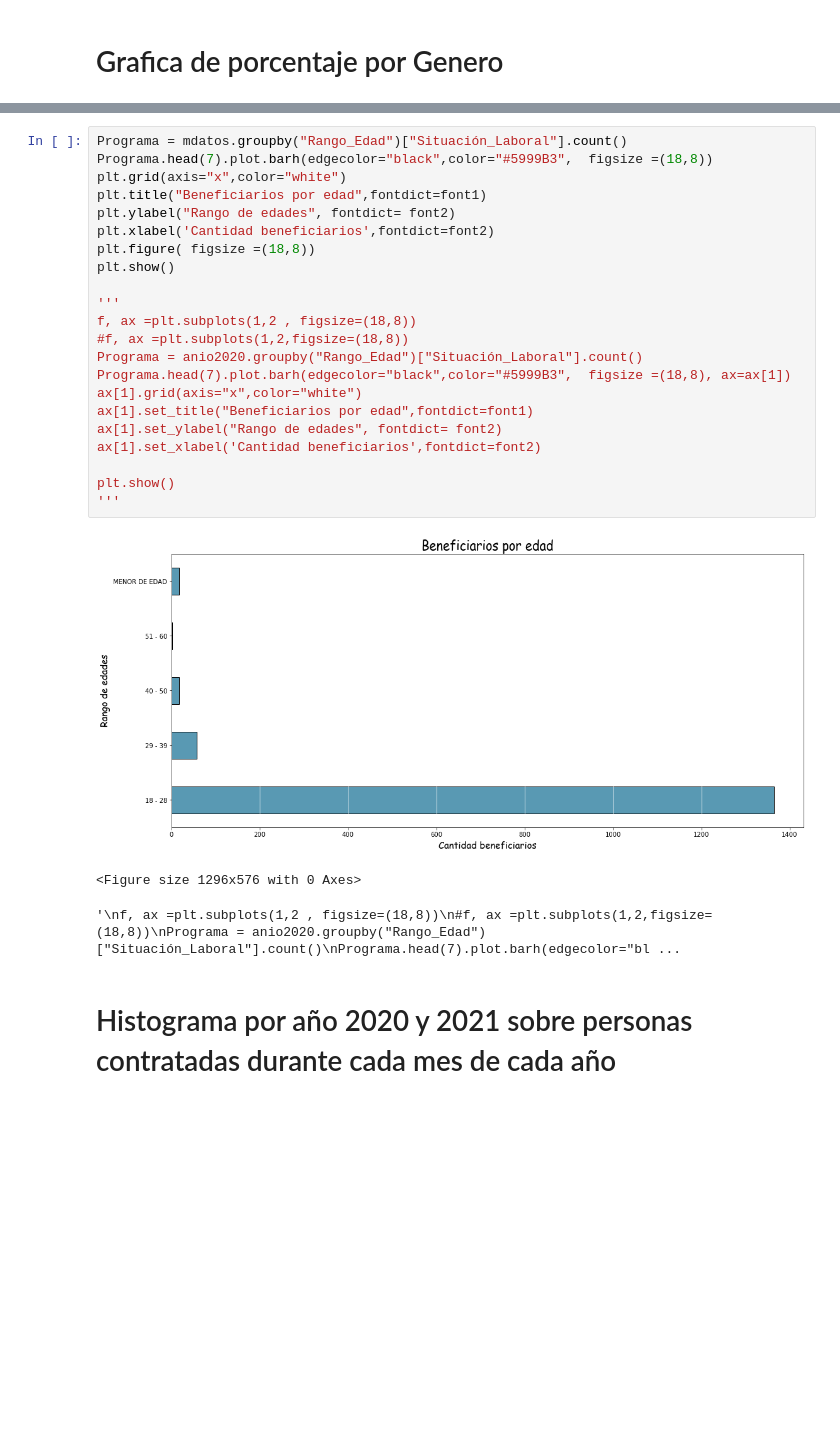
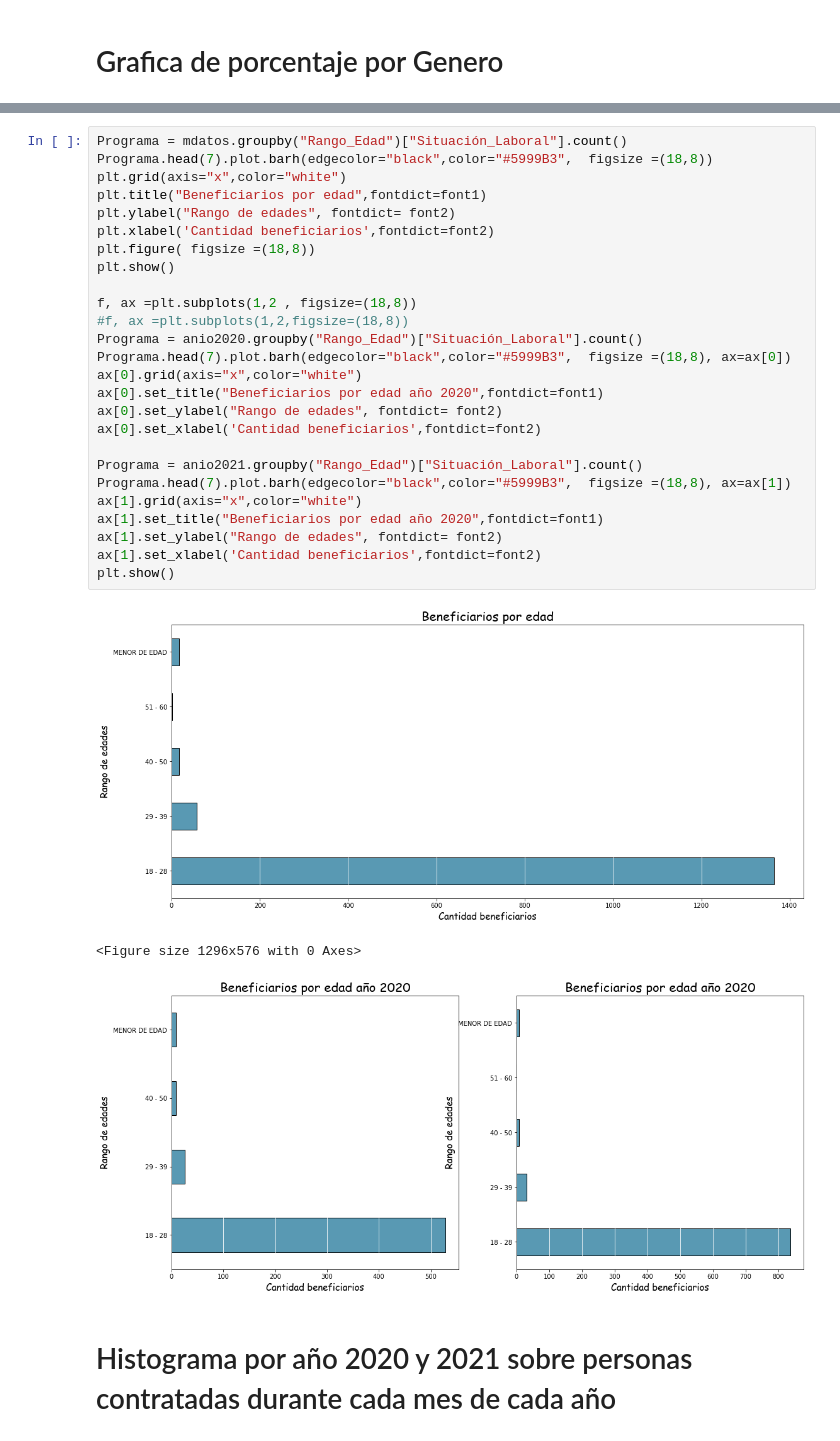
Before and after one commit to SaukB/Analisis, a Jupyter notebook: Material/Proyecto.ipynb, the cells around one changed output, grey strips where cells are left out. Saved outputs shown, nothing was run; the diff lists cells and outputs as text; blank space fills up the shorter version.

```diff
--- a/Material/Proyecto.ipynb
+++ b/Material/Proyecto.ipynb
@@ -182,29 +187,33 @@ plt.show()
 # %%
 Programa = mdatos.groupby("Rango_Edad")["Situación_Laboral"].count()
 Programa.head(7).plot.barh(edgecolor="black",color="#5999B3",  figsize =(18,8))
 plt.grid(axis="x",color="white")
 plt.title("Beneficiarios por edad",fontdict=font1)
 plt.ylabel("Rango de edades", fontdict= font2)
 plt.xlabel('Cantidad beneficiarios',fontdict=font2)
 plt.figure( figsize =(18,8))
 plt.show()
 
-'''
 f, ax =plt.subplots(1,2 , figsize=(18,8))
 #f, ax =plt.subplots(1,2,figsize=(18,8))
 Programa = anio2020.groupby("Rango_Edad")["Situación_Laboral"].count()
+Programa.head(7).plot.barh(edgecolor="black",color="#5999B3",  figsize =(18,8), ax=ax[0])
+ax[0].grid(axis="x",color="white")
+ax[0].set_title("Beneficiarios por edad año 2020",fontdict=font1)
+ax[0].set_ylabel("Rango de edades", fontdict= font2)
+ax[0].set_xlabel('Cantidad beneficiarios',fontdict=font2)
+
+Programa = anio2021.groupby("Rango_Edad")["Situación_Laboral"].count()
 Programa.head(7).plot.barh(edgecolor="black",color="#5999B3",  figsize =(18,8), ax=ax[1])
 ax[1].grid(axis="x",color="white")
-ax[1].set_title("Beneficiarios por edad",fontdict=font1)
+ax[1].set_title("Beneficiarios por edad año 2020",fontdict=font1)
 ax[1].set_ylabel("Rango de edades", fontdict= font2)
 ax[1].set_xlabel('Cantidad beneficiarios',fontdict=font2)
-
 plt.show()
-'''
 # %% [output]
 [figure]
 <Figure size 1296x576 with 0 Axes>
-'\nf, ax =plt.subplots(1,2 , figsize=(18,8))\n#f, ax =plt.subplots(1,2,figsize=(18,8))\nPrograma = anio2020.groupby("Rango_Edad")["Situación_Laboral"].count()\nPrograma.head(7).plot.barh(edgecolor="bl ...
+[figure, added]
 # %% [markdown]
 # Histograma por año 2020 y 2021 sobre personas contratadas durante cada mes de cada año
 # %%
```
Also changed, not shown: parts of 4 cells of this notebook.
